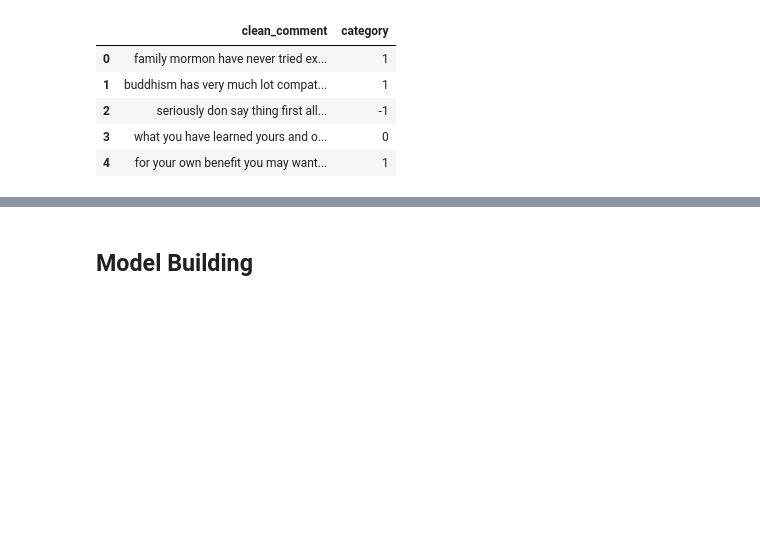
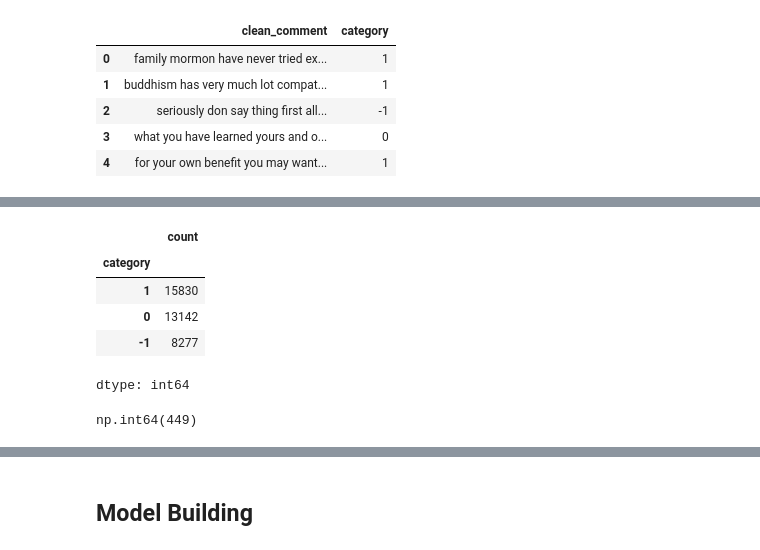
Before and after one commit to iamdebasishdas123/YouTube-Mood-Tracker, a Jupyter notebook: notebooks/experiment_base_model.ipynb, the cells around one changed output, grey strips where cells are left out. Drawn from its saved outputs; the diff is of its cells as text; code cells hidden in the pictures; blank space fills up the shorter version.

```diff
--- a/notebooks/experiment_base_model.ipynb
+++ b/notebooks/experiment_base_model.ipynb
@@ -54,0 +87,13 @@ df.head()
+# %%
+df['category'].value_counts()
+# %% [output]
+|  | count |
+| category |  |
+| 1 | 15830 |
+| 0 | 13142 |
+| -1 | 8277 |
+dtype: int64
+# %%
+df.duplicated().sum()
+# %% [output]
+np.int64(449)
```
Also changed, not shown: parts of 17 cells of this notebook.
